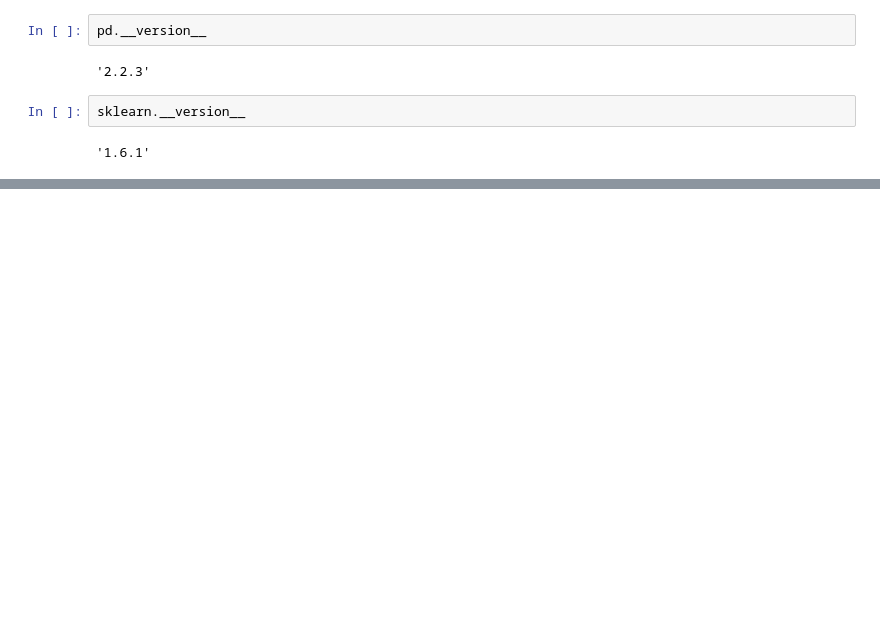
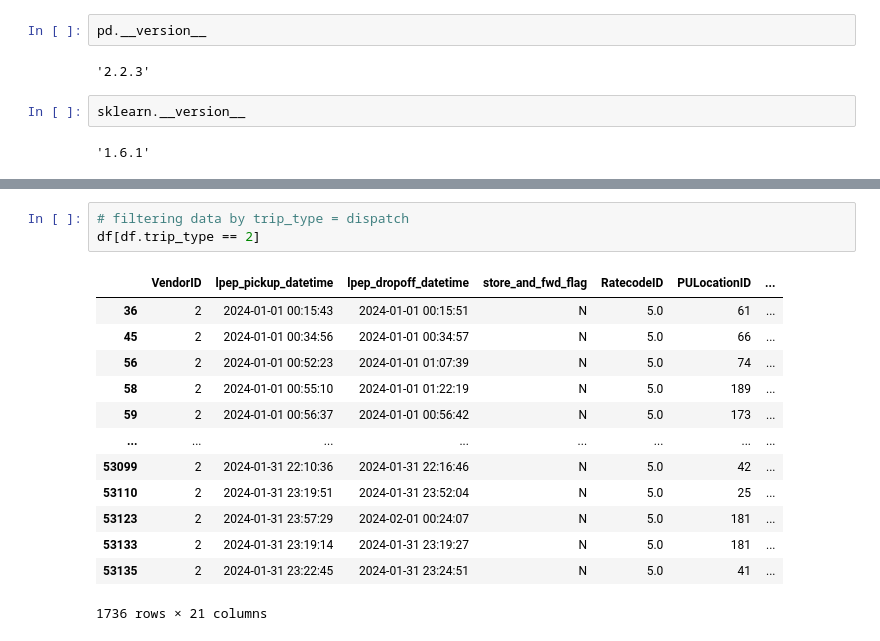
Before and after one commit to lucianarolimc/mlops-zoomcamp-course, a Jupyter notebook: 01-intro/homework_1.ipynb, the cells around one changed output, grey strips where cells are left out. Cells and saved outputs as stored; diff of their text form; blank space fills up the shorter version.

```diff
--- a/01-intro/homework_1.ipynb
+++ b/01-intro/homework_1.ipynb
@@ -30,0 +90,17 @@ df.head()
+# %%
+# filtering data by trip_type = dispatch
+df[df.trip_type == 2]
+# %% [output]
+|  | VendorID | lpep_pickup_datetime | lpep_dropoff_datetime | store_and_fwd_flag | RatecodeID | PULocationID | ... |
+| 36 | 2 | 2024-01-01 00:15:43 | 2024-01-01 00:15:51 | N | 5.0 | 61 | ... |
+| 45 | 2 | 2024-01-01 00:34:56 | 2024-01-01 00:34:57 | N | 5.0 | 66 | ... |
+| 56 | 2 | 2024-01-01 00:52:23 | 2024-01-01 01:07:39 | N | 5.0 | 74 | ... |
+| 58 | 2 | 2024-01-01 00:55:10 | 2024-01-01 01:22:19 | N | 5.0 | 189 | ... |
+| 59 | 2 | 2024-01-01 00:56:37 | 2024-01-01 00:56:42 | N | 5.0 | 173 | ... |
+| ... | ... | ... | ... | ... | ... | ... | ... |
+| 53099 | 2 | 2024-01-31 22:10:36 | 2024-01-31 22:16:46 | N | 5.0 | 42 | ... |
+| 53110 | 2 | 2024-01-31 23:19:51 | 2024-01-31 23:52:04 | N | 5.0 | 25 | ... |
+| 53123 | 2 | 2024-01-31 23:57:29 | 2024-02-01 00:24:07 | N | 5.0 | 181 | ... |
+| 53133 | 2 | 2024-01-31 23:19:14 | 2024-01-31 23:19:27 | N | 5.0 | 181 | ... |
+| 53135 | 2 | 2024-01-31 23:22:45 | 2024-01-31 23:24:51 | N | 5.0 | 41 | ... |
+1736 rows × 21 columns
```
Also changed, not shown: parts of 48 cells of this notebook, 1 other file.
